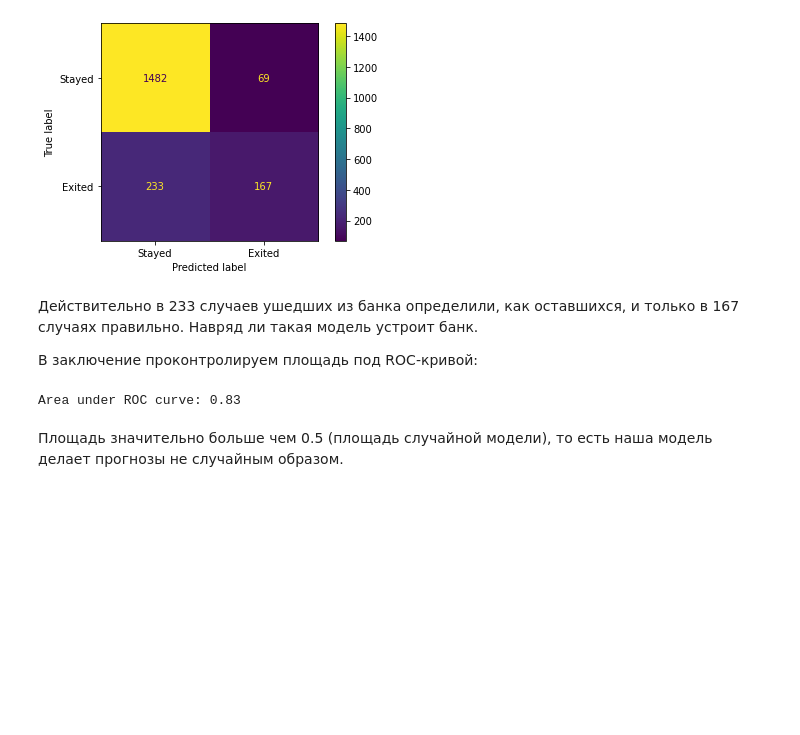
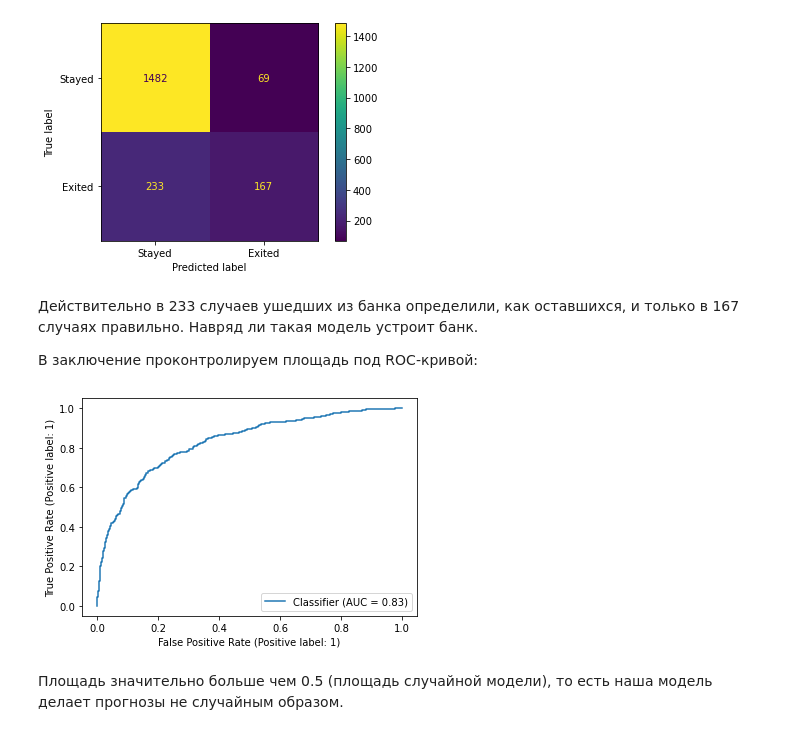
Before and after one commit to romul771/Bank-Clients-Churn, a Jupyter notebook: 840e9fe5-da82-4550-b9ce-887c78e548bf.ipynb, the cells around one changed output. Cells and saved outputs as stored; diff of their text form; code cells hidden in the pictures; blank space fills up the shorter version.

Commit message:
ROC curves added, minor changes to style

```diff
--- a/840e9fe5-da82-4550-b9ce-887c78e548bf.ipynb
+++ b/840e9fe5-da82-4550-b9ce-887c78e548bf.ipynb
@@ -387,7 +388,8 @@ df['TenureNan'] = df['Tenure'].isna().astype(int)
 В этом разделе мы разделим нашу выборку на обучающую и тестовую и соберем "пайплайн" для предобработки, но сначала немного изменим разделение на количественные и категориальные признаки с учетом замечаний/изменений выше:
 # %%
 # Re-split columns into categorical and numerical
-columns_cat = ['Geography', 'Gender', 'HasCrCard', 'IsActiveMember', 'TenureNan', 'NumOfProducts']
+columns_cat = ['Geography', 'Gender', 'HasCrCard', 'IsActiveMember',
+               'TenureNan', 'NumOfProducts']
 columns_num = ['CreditScore', 'Age', 'Tenure', 'Balance', 'EstimatedSalary']
 # %% [markdown]
 Разделим признаки и целевой признак:
@@ -400,8 +402,10 @@ y = df['Exited']
 # %%
 # Split dataset into train and test subsets
 X_train, X_test, y_train, y_test = train_test_split(X, y,
-                                                    test_size=.2, random_state=seed_value,
-                                                    stratify=y.astype(str) + X['NumOfProducts'].astype(str))
+                                                    test_size=.2,
+                                                    random_state=SEED_VALUE,
+                                                    stratify=y.astype(str) +
+                                                    X['NumOfProducts'].astype(str))
 # %% [markdown]
 Для поиска и определения лучших гиперпараметров мы будем использовать `GridSearchCV` с кросс-валидацией. Однако, один из методов, который мы хотим использовать для борьбы с дисбалансом - изменение порога классификации, не может быть применен в рамках `GridSearchCV` и потребует отдельной валидационной выборки. Таким образом, у нас по сути будет два этапа валидации, что немного расточительно, но на наш взгляд допустимо, учитывая размер выборки.
 
@@ -409,8 +413,10 @@ X_train, X_test, y_train, y_test = train_test_split(X, y,
 # %%
 # Split train dataset into train and validation subsets
 X_train, X_valid, y_train, y_valid = train_test_split(X_train, y_train,
-                                                      test_size=.25, random_state=seed_value,
-                                                      stratify=y_train.astype(str) + X_train['NumOfProducts'].astype(str))
+                                                      test_size=.25,
+                                                      random_state=SEED_VALUE,
+                                                      stratify=y_train.astype(str)
+                                                      + X_train['NumOfProducts'].astype(str))
 # %% [markdown]
 Проверим, что получилось:
 # %%
@@ -644,14 +654,12 @@ plt.show()
 # %%
 # Predict probabilities
 prob_valid = grid_lr.predict_proba(X_valid)
 
-# Compute area under ROC
-auc_roc = roc_auc_score(y_valid, prob_valid[:, 1])
-
-# Print area under ROC
-print(f"Area under ROC curve: {auc_roc:.2f}")
+# Plot ROC curve
+RocCurveDisplay.from_predictions(y_valid, prob_valid[:, 1])
+plt.show()
 # %% [output]
-Area under ROC curve: 0.83
+[figure, added]
 # %% [markdown]
 Площадь значительно больше чем 0.5 (площадь случайной модели), то есть наша модель делает прогнозы не случайным образом.
 # %% [markdown]
```
Also changed, not shown: parts of 34 cells of this notebook.
